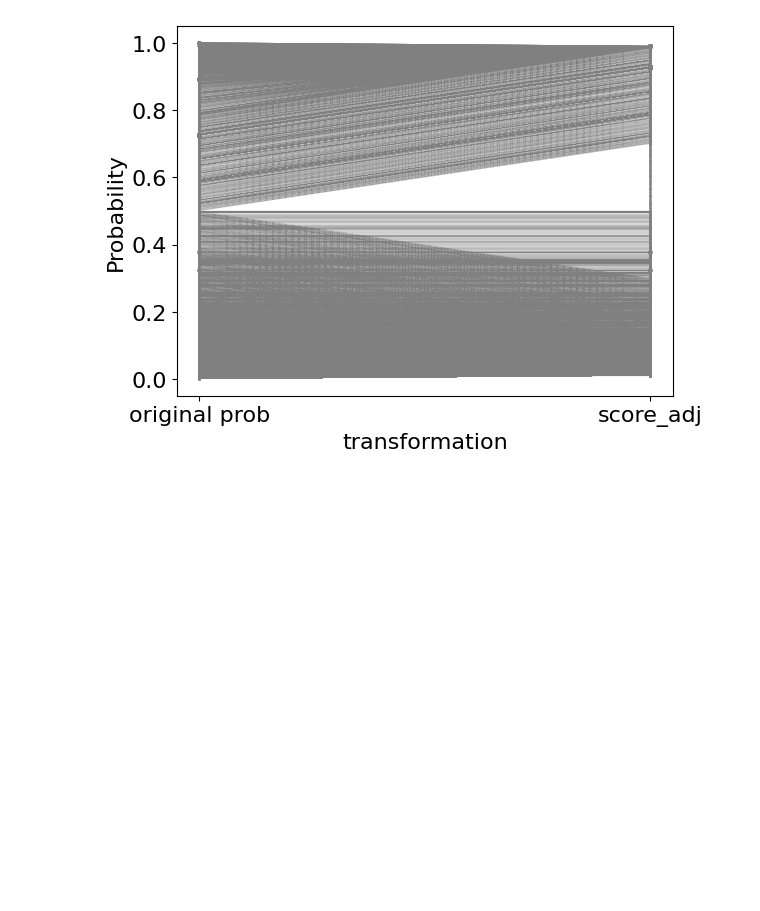
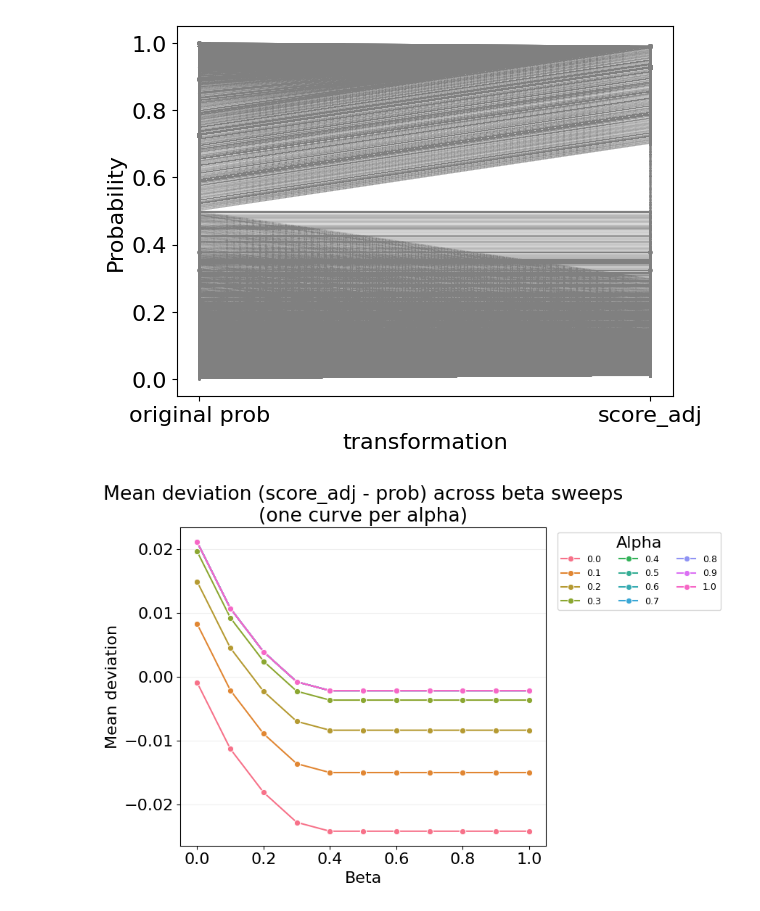
Before and after one commit to tuonglab/gnn_release, a Jupyter notebook: clonal_frequency_scoring/final_method_phs002517.ipynb, the cells around one changed output. Drawn from its saved outputs; the diff is of its cells as text; code cells hidden in the pictures; blank space fills up the shorter version.

Commit message:
upload beta/apha sweep of AUROC mean and mediaan trend

```diff
--- a/clonal_frequency_scoring/final_method_phs002517.ipynb
+++ b/clonal_frequency_scoring/final_method_phs002517.ipynb
@@ -661,3 +661,89 @@ plt.ylabel("Probability")
 plt.show()
 # %% [output]
 [figure]
+# %%
+import numpy as np
+import pandas as pd
+import seaborn as sns
+import matplotlib.pyplot as plt
+import matplotlib.ticker as mticker
+
+# Exact 0.1 steps from 0.0 to 1.0 (inclusive)
+alpha_values = np.arange(0, 11) / 10.0
+beta_values  = np.arange(0, 11) / 10.0
+
+# Baselines
+prob_mean   = combined_df["prob"].mean()
+prob_median = combined_df["prob"].median()
+
+# Sweep alpha/beta
+rows = []
+for a in alpha_values:
+    for b in beta_values:
+        S, R = combined_score_sample_capped(
+            P=combined_df["prob"].values,
+            F_raw=combined_df["CloneFreq"].values,
+            t_P=0.5,
+            t_R=0.5,
+            alpha=float(a),
+            beta=float(b),
+            delta_max=0.2,
+            floor=0.01,
+            ceil=0.99,
+        )
+        rows.append({
+            "alpha": float(a),
+            "beta": float(b),
+            "score_mean": float(np.mean(S)),
+            "score_median": float(np.median(S)),
+        })
+
+results_df = pd.DataFrame(rows)
+
+# Deviations from original prob baseline
+results_df["dev_mean"]   = results_df["score_mean"]   - prob_mean
+results_df["dev_median"] = results_df["score_median"] - prob_median
+
+# Format alpha/beta as categorical for clean legends
+alpha_labels = [f"{i/10:.1f}" for i in range(11)]
+beta_labels  = [f"{i/10:.1f}" for i in range(11)]
+results_df["alpha_lbl"] = pd.Categorical(results_df["alpha"].map(lambda x: f"{x:.1f}"),
+                                         categories=alpha_labels, ordered=True)
+results_df["beta_lbl"]  = pd.Categorical(results_df["beta"].map(lambda x: f"{x:.1f}"),
+                                         categories=beta_labels, ordered=True)
+
+def fmt_axis(ax):
+    ax.xaxis.set_major_formatter(mticker.FormatStrFormatter("%.1f"))
+    ax.grid(True, axis="y", alpha=0.2)
+
+# ===== Plot 1: Mean deviations =====
+plt.figure(figsize=(9, 6))
+sns.lineplot(
+    data=results_df, x="beta", y="dev_mean",
+    hue="alpha_lbl", hue_order=alpha_labels,
+    marker="o", linewidth=1.5, legend="full"
+)
+plt.title("Mean deviation (score_adj - prob) across beta sweeps\n(one curve per alpha)")
+plt.xlabel("Beta")
+plt.ylabel("Mean deviation")
+fmt_axis(plt.gca())
+plt.legend(title="Alpha", ncol=3, fontsize=9, bbox_to_anchor=(1.02, 1), loc="upper left")
+plt.tight_layout()
+plt.show()
+
+# ===== Plot 2: Median deviations =====
+plt.figure(figsize=(9, 6))
+sns.lineplot(
+    data=results_df, x="beta", y="dev_median",
+    hue="alpha_lbl", hue_order=alpha_labels,
+    marker="o", linewidth=1.5, legend="full"
+)
+plt.title("Median deviation (score_adj - prob) across beta sweeps\n(one curve per alpha)")
+plt.xlabel("Beta")
+plt.ylabel("Median deviation")
+fmt_axis(plt.gca())
+plt.legend(title="Alpha", ncol=3, fontsize=9, bbox_to_anchor=(1.02, 1), loc="upper left")
+plt.tight_layout()
+plt.show()
+# %% [output]
+[figure, added]
```
Also changed, not shown: parts of 3 cells of this notebook, 5 other files.
